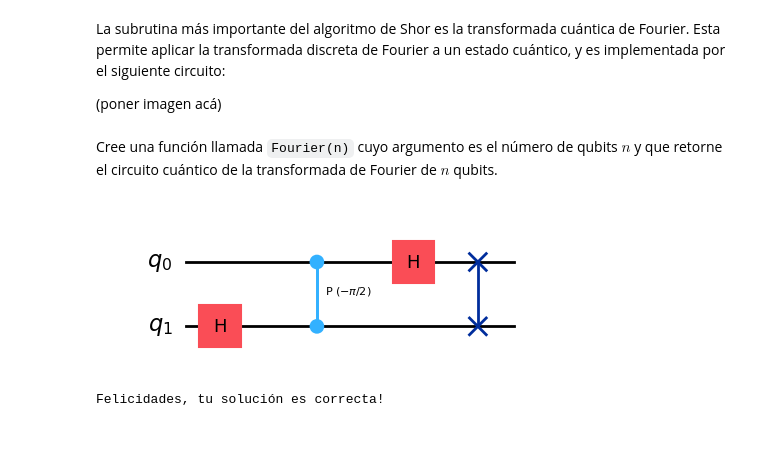
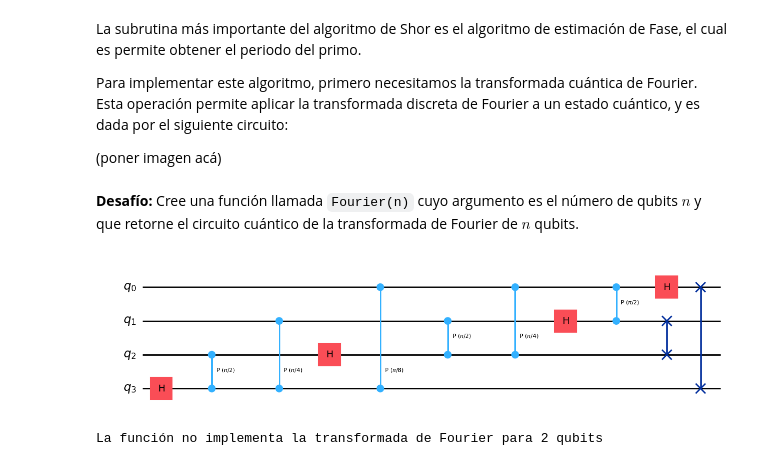
Before and after one commit to LucianoPereiraValenzuela/ECC_2025_testing, a Jupyter notebook: ECC2025/desafio_3.ipynb, the cells around one changed output. Saved outputs shown, nothing was run; the diff lists cells and outputs as text; code cells hidden in the pictures; blank space fills up the shorter version.

```diff
--- a/ECC2025/desafio_3.ipynb
+++ b/ECC2025/desafio_3.ipynb
@@ -26,23 +9,8 @@ from testing import test_3
 # %% [markdown]
-La subrutina más importante del algoritmo de Shor es la transformada cuántica de Fourier. Esta permite aplicar la transformada discreta de Fourier a un estado cuántico, y es implementada por el siguiente circuito:
+La subrutina más importante del algoritmo de Shor es el algoritmo de estimación de Fase, el cual es permite obtener el periodo del primo.
+
+Para implementar este algoritmo, primero necesitamos la transformada cuántica de Fourier. Esta operación permite aplicar la transformada discreta de Fourier a un estado cuántico, y es dada por el siguiente circuito:
 
 (poner imagen acá)
 # %% [markdown]
-Cree una función llamada ``Fourier(n)`` cuyo argumento es el número de qubits $n$ y que retorne el circuito cuántico de la transformada de Fourier de $n$ qubits.
+__Desafío:__ Cree una función llamada ``Fourier(n)`` cuyo argumento es el número de qubits $n$ y que retorne el circuito cuántico de la transformada de Fourier de $n$ qubits.
-# %%
-def Fourier(n):
-    qc = QuantumCircuit(n)
-
-    ### Escribe tu codigo acá ###
-    for j in range(n):
-        qc.h(j)
-        l = 2
-        for k in range(j+1,n):
-            qc.cp( -2*np.pi/2**l, k, j )
-            l = l + 1
-    for j in range(n//2):
-        qc.swap(j,n-1-j)
-    qc = qc.reverse_bits()
-    #######
-
-    return qc
@@ -49,9 +26,9 @@ def Fourier(n):
 # %%
-qc = Fourier( 2 )
-qc.draw('mpl')
+qc = Fourier( 4 )
+qc.draw('mpl', filename='QFT.svg')
 # %% [output]
-[figure, old version]
+[figure, new version]
 # %%
-test_3( Fourier )
+test_3a( Fourier )
 # %% [output]
-Felicidades, tu solución es correcta!
+La función no implementa la transformada de Fourier para 2 qubits
```
Also changed, not shown: parts of 12 cells of this notebook, 5 other files.
